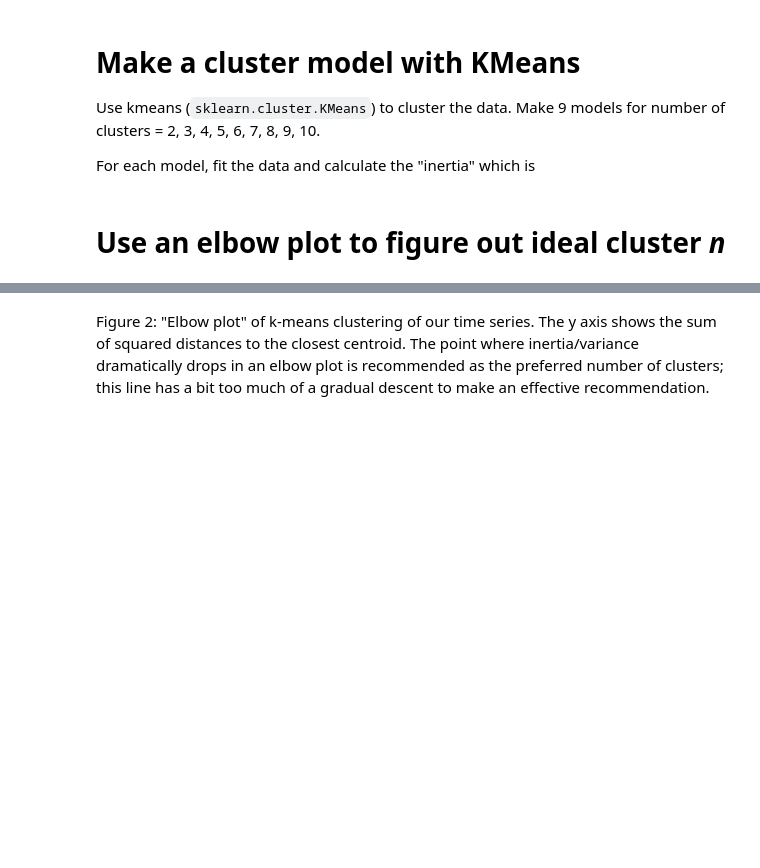
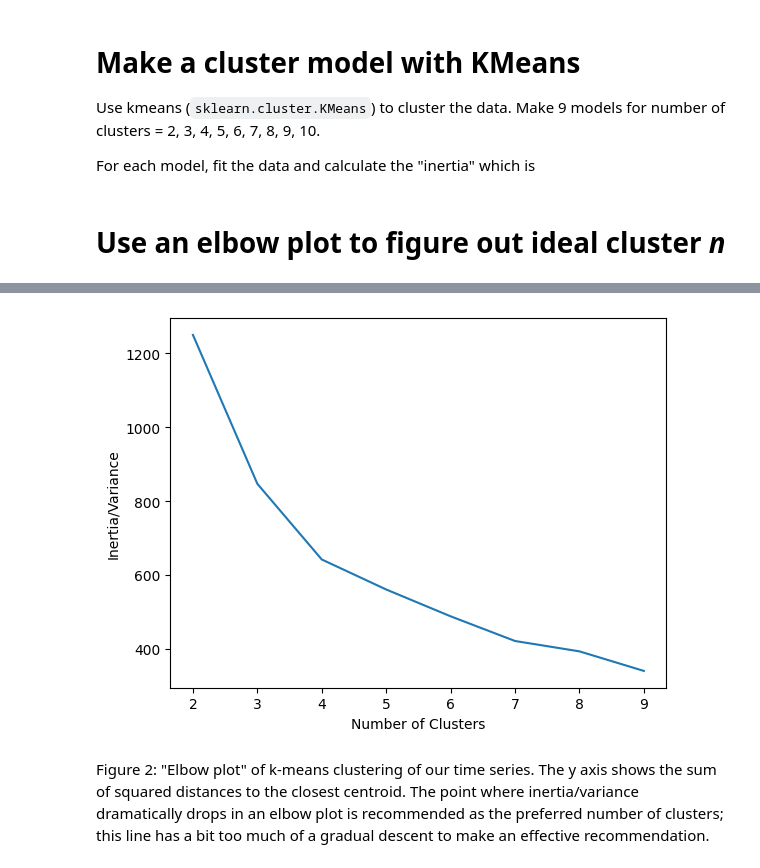
Before and after one commit to Anna-Battaglia/MLPNS_ABattaglia, a Jupyter notebook: Copia_di_TimeSeriesClustering_instructions.ipynb, the cells around one changed output, grey strips where cells are left out. Cells and saved outputs as stored; diff of their text form; code cells hidden in the pictures; blank space fills up the shorter version.

```diff
--- a/Copia_di_TimeSeriesClustering_instructions.ipynb
+++ b/Copia_di_TimeSeriesClustering_instructions.ipynb
@@ -182,14 +234,16 @@ print('The model inertia is:', f"{v:.4f}" )
 # %%
 # Now using the "inertia" (intracluster variance essentially) to make an Elbow plot:
 # inertia is the y axis, the number of clusters are the x axis.
 # Now assessing if the elbow plot shows an inflection, which can be used to determine the "right" number of clusters
 inertia = []
 for i in range(2, 10):
-  ...
-  inertia.append(model.inertia_)
+  model = cluster.KMeans(n_clusters = i)
+  inertia.append(model.fit(pop_standard).inertia_)
 pl.plot(range(2, 10), inertia)
 pl.xlabel("Number of Clusters")
 pl.ylabel("Inertia/Variance");
+# %% [output]
+[figure, added]
 # %% [markdown]
 Figure 2: "Elbow plot" of k-means clustering of our time series. The y axis shows the sum of squared distances to the closest centroid. The point where inertia/variance dramatically drops in an elbow plot is recommended as the preferred number of clusters; this line has a bit too much of a gradual descent to make an effective recommendation.
 # %% [markdown]
```
Also changed, not shown: parts of 14 cells of this notebook.
